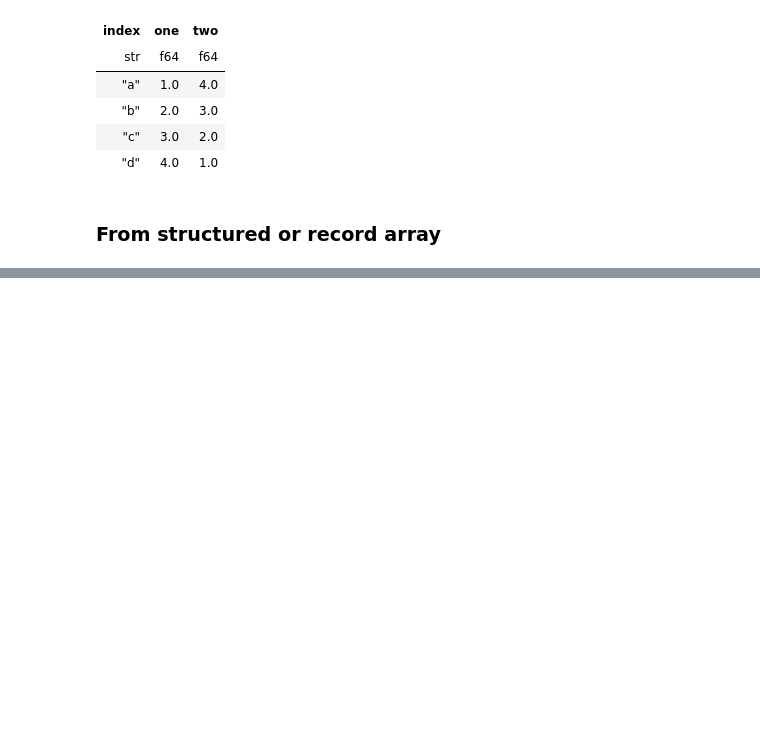
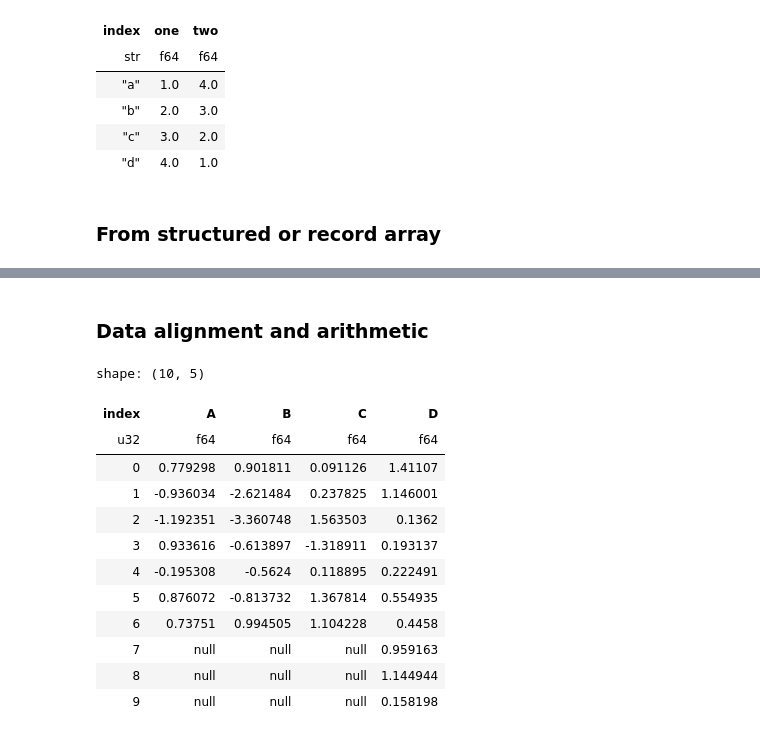
Before and after one commit to ruoyu0088/polars_guide, a Jupyter notebook: polars_guide/515_polars_pandas_data.ipynb, the cells around one changed output, grey strips where cells are left out. Drawn from its saved outputs; the diff is of its cells as text; code cells hidden in the pictures; blank space fills up the shorter version.

```diff
--- a/polars_guide/515_polars_pandas_data.ipynb
+++ b/polars_guide/515_polars_pandas_data.ipynb
@@ -294,0 +609,21 @@ shape: (4, 3)
+# %% [markdown]
+### Data alignment and arithmetic
+# %%
+# df + df2
+df = pl.DataFrame(np.random.randn(10, 4), schema=["A", "B", "C", "D"])
+df2 = pl.DataFrame(np.random.randn(7, 3), schema=["A", "B", "C"])
+align_op(df.with_row_index(), df2.with_row_index(), pl.Expr.add, fill_value=None)
+# %% [output]
+shape: (10, 5)
+| index | A | B | C | D |
+| u32 | f64 | f64 | f64 | f64 |
+| 0 | 0.779298 | 0.901811 | 0.091126 | 1.41107 |
+| 1 | -0.936034 | -2.621484 | 0.237825 | 1.146001 |
+| 2 | -1.192351 | -3.360748 | 1.563503 | 0.1362 |
+| 3 | 0.933616 | -0.613897 | -1.318911 | 0.193137 |
+| 4 | -0.195308 | -0.5624 | 0.118895 | 0.222491 |
+| 5 | 0.876072 | -0.813732 | 1.367814 | 0.554935 |
+| 6 | 0.73751 | 0.994505 | 1.104228 | 0.4458 |
+| 7 | null | null | null | 0.959163 |
+| 8 | null | null | null | 1.144944 |
+| 9 | null | null | null | 0.158198 |
```
Also changed, not shown: parts of 81 cells of this notebook, 3 other files.
